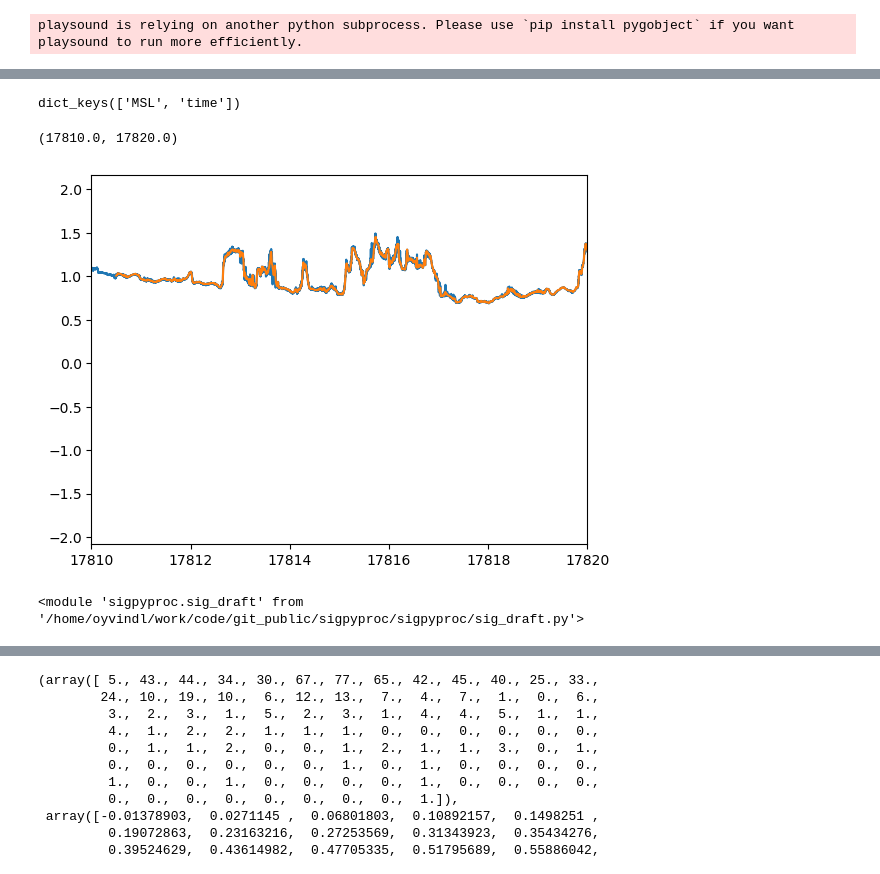
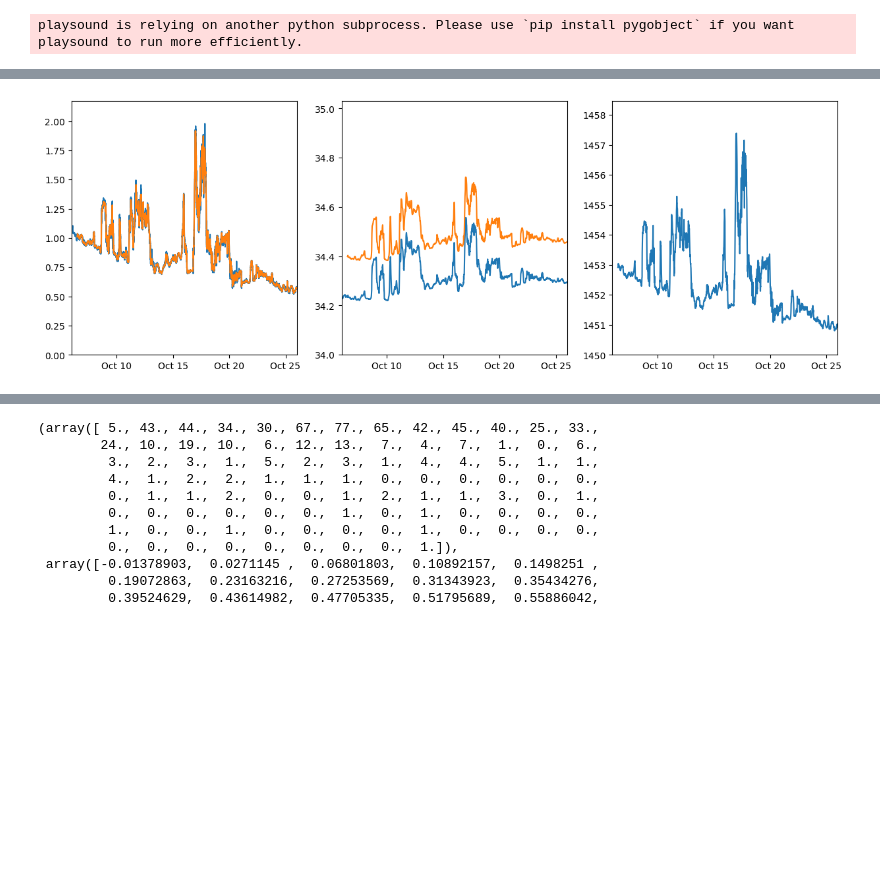
Before and after one commit to oyvfoss/pyiceproc, a Jupyter notebook: testing/development/Basic testing during development.ipynb, the cells around one changed output, grey strips where cells are left out. Cells and saved outputs as stored; diff of their text form; code cells hidden in the pictures; blank space fills up the shorter version.

```diff
--- a/testing/development/Basic testing during development.ipynb
+++ b/testing/development/Basic testing during development.ipynb
@@ -38,3 +39,3 @@ importlib.reload(sig_calc)
 # %%
-DX = sig_funcs.matfiles_to_dataset(flist[:2], )
+DX = sig_funcs.matfiles_to_dataset(flist)#[:2], )
 # %% [output]
@@ -46,9 +47,5 @@ Done. Run sig_funcs.overview() to print some additional details.
 # %%
 dmsl = pickle_load('CARRA_MSL_M1_temp.p')
-# %%
-dmsl.keys()
-# %% [output]
-dict_keys(['MSL', 'time'])
 # %%
 DX = sig_append.append_atm_pres(DX, dmsl.MSL, dmsl.time)
 # %%
@@ -58,10 +56,17 @@ DX = sig_append.set_lon(DX, 30)
 # %%
 DX = sig_append.append_ctd(DX, dctd.TEMP, dctd.SP, dctd.pres, dctd.time)
 # %%
-fig, ax = plt.subplots()
-ax.plot(dctd.time, dctd.TEMP)
-ax.plot(DX.TIME, DX.CT_CTD)
-ax.set_xlim(17810, 17820)
+fig, ax = plt.subplots(1, 3, sharex =True, figsize = (15, 5))
+ax[0].plot(dctd.time, dctd.TEMP)
+ax[0].plot(DX.TIME, DX.CT_CTD)
+ax[1].plot(dctd.time, dctd.SP)
+ax[1].plot(DX.TIME, DX.SA_CTD)
+ax[2].plot(DX.TIME, DX.sound_speed_CTD)
+ax[0].set_xlim(17810, 17830)
+ax[0].set_ylim(0, None)
+ax[1].set_ylim(34, None)
+ax[2].set_ylim(1450, None)
+for axn in ax:
+    pl.md_xlab(axn, mdays =  np.arange(5, 35, 5))
 # %% [output]
-(17810.0, 17820.0)
-[figure, old version]
+[figure, new version]
@@ -75,6 +72,0 @@ os.chdir('testing/development/')
-# %%
-importlib.reload(sig_calc)
-#importlib.reload(sig_calc)
-importlib.reload(sig_draft)
-# %% [output]
-<module 'sigpyproc.sig_draft' from '/home/oyvindl/work/code/git_public/sigpyproc/sigpyproc/sig_draft.py'>
```
Also changed, not shown: parts of 51 cells of this notebook, 4 other files.
